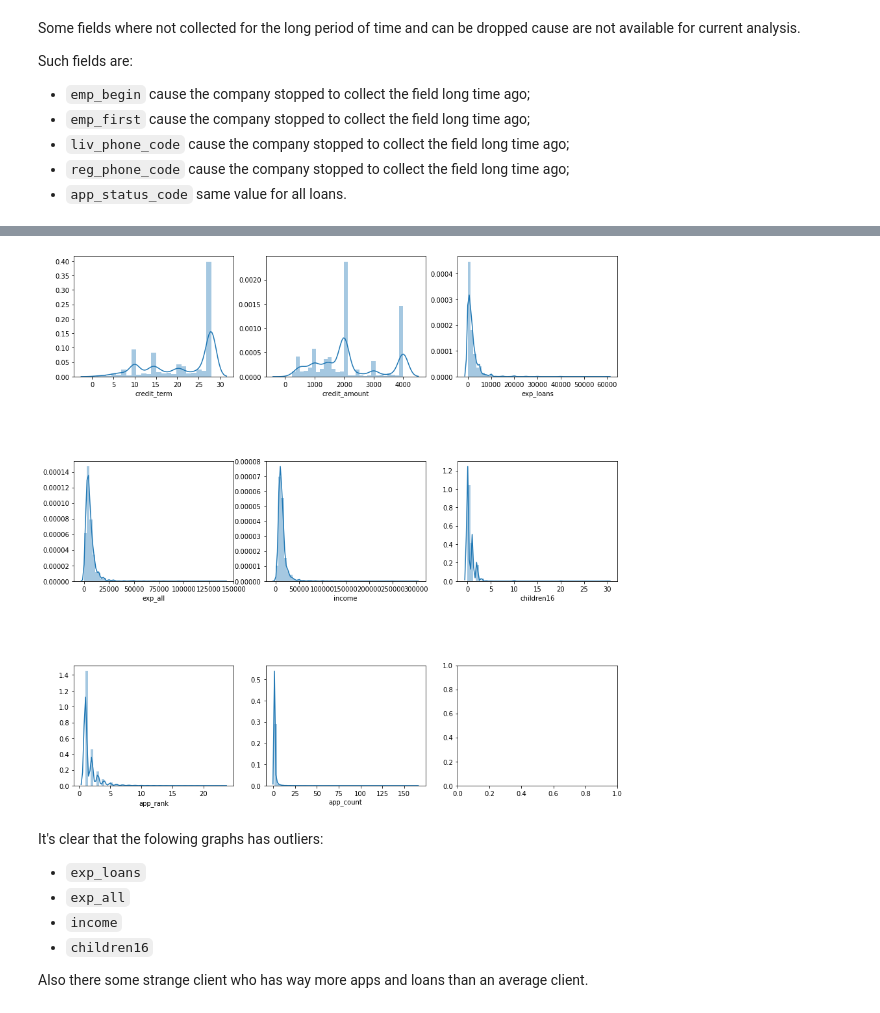
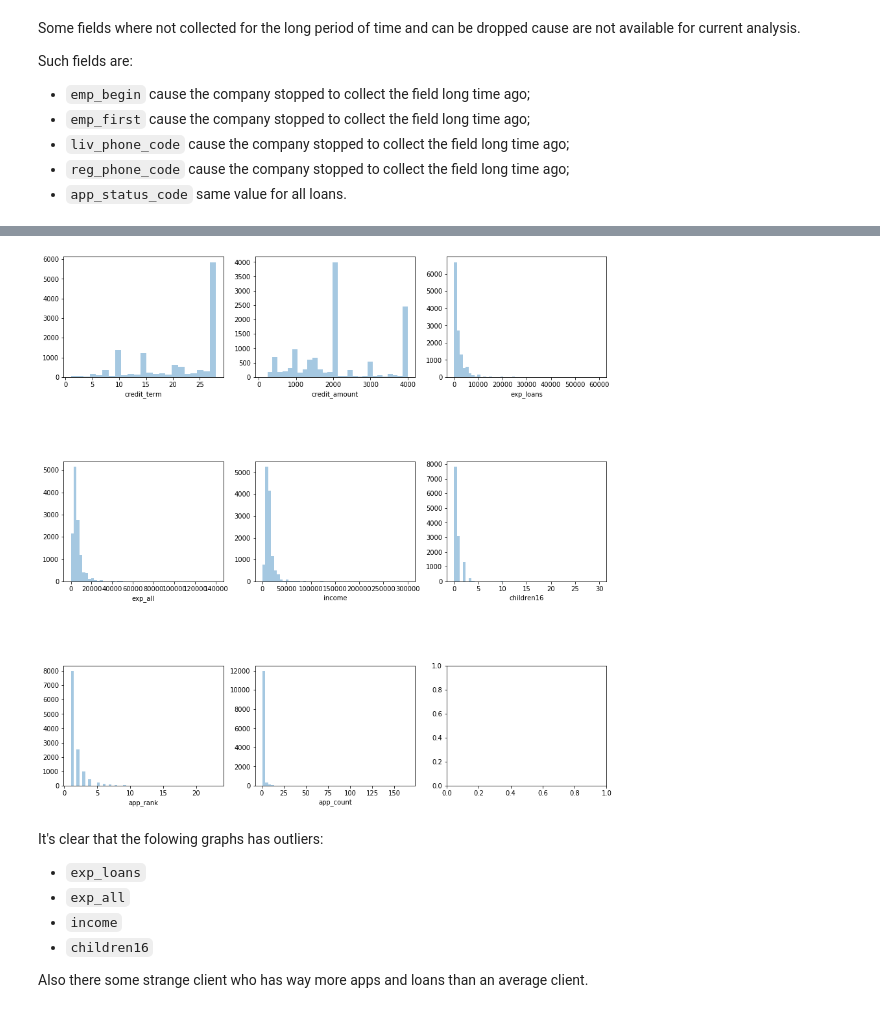
Before and after one commit to RomanShevtsiv/lending-score-model, a Jupyter notebook: notebooks/eda-apps.ipynb, the cells around one changed output, grey strips where cells are left out. Cells and saved outputs as stored; diff of their text form; code cells hidden in the pictures.

```diff
--- a/notebooks/eda-apps.ipynb
+++ b/notebooks/eda-apps.ipynb
@@ -190,10 +194,10 @@ df_apps.loc[:,datetime_fields] = df_apps[datetime_fields].transform(pd.to_dateti
 df_apps['mphone_code'] = '0' + df_apps['mphone_code'].astype(str)
 
 # Convert to NaN's missing pheone codes for living, registration and employment addresses
-df_apps['liv_phone_code'].replace({'n': np.NaN}, inplace=True)
-df_apps['reg_phone_code'].replace({'n': np.NaN}, inplace=True)
-df_apps['emp_phone_code'].replace({'n': np.NaN}, inplace=True)
-df_apps['cp_phone_code'].replace({'n': np.NaN}, inplace=True)
+df_apps['liv_phone_code'].replace({'ne': np.NaN}, inplace=True)
+df_apps['reg_phone_code'].replace({'ne': np.NaN}, inplace=True)
+df_apps['emp_phone_code'].replace({'ne': np.NaN}, inplace=True)
+df_apps['cp_phone_code'].replace({'ne': np.NaN}, inplace=True)
 
 df_apps.head()
 # %% [output]
@@ -373,25 +373,25 @@ cont_vars = {
 # %%
 fig_rows = len(cont_vars)//3 + (len(cont_vars)%3 > 0)
 
 fig, ax = plt.subplots(fig_rows, 3, figsize=(15, fig_rows*5))
 plt.subplots_adjust(hspace=0.7)
 
 row, col = 0, 0
 for var, title in cont_vars.items():
 
     # produce plot
-    sns.distplot(df_data[var], ax=ax[row, col]) # .set_title(title)
+    sns.distplot(df_data[var], kde=False, ax=ax[row, col]) # .set_title(title)
 
     # proceed to next plot
     if col < 2:
         col += 1
     else:
         col = 0
         row += 1
 
 plt.show()
 # %% [output]
-[figure, old version]
+[figure, new version]
 # %% [markdown]
 It's clear that the folowing graphs has outliers:
 
```
Also changed, not shown: parts of 36 cells of this notebook, 7 other files.
